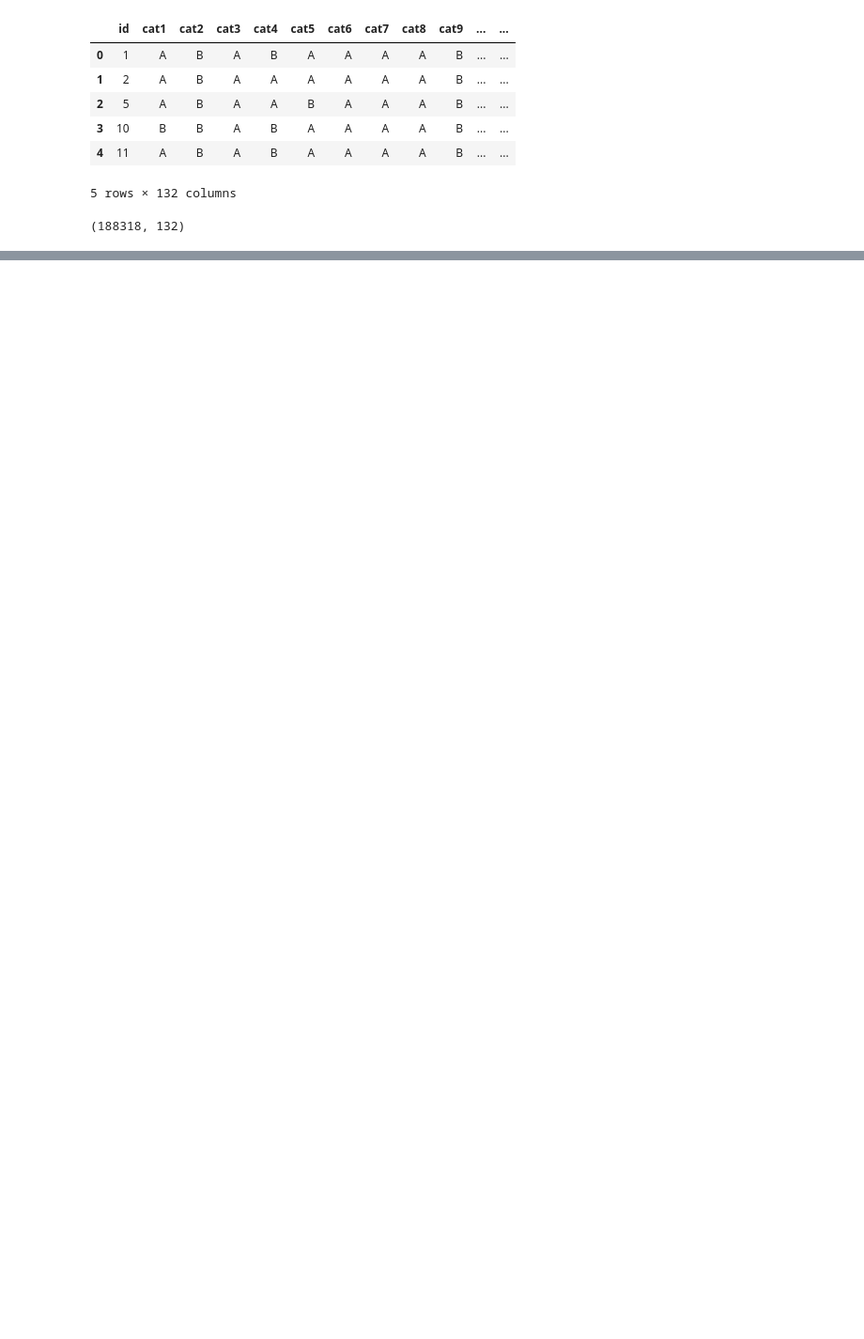
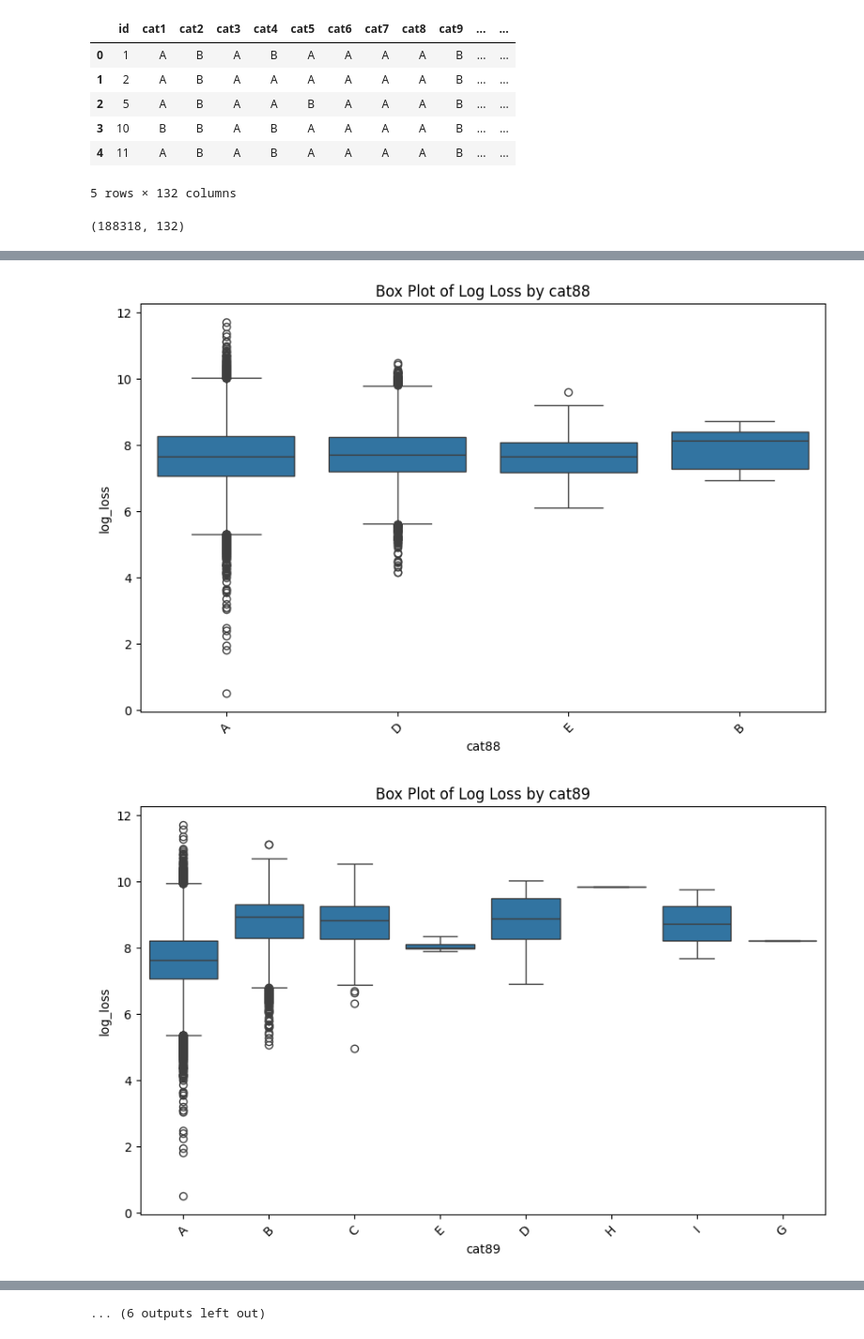
Before and after one commit to NotCheery/allstate_1b, a Jupyter notebook: tahia_ridge_regression/allstate_ridge_regression.ipynb, the cells around one changed output, grey strips where cells are left out. Shown at 94% size. Saved outputs shown, nothing was run; the diff lists cells and outputs as text; code cells hidden in the pictures; blank space fills up the shorter version.

```diff
--- a/tahia_ridge_regression/allstate_ridge_regression.ipynb
+++ b/tahia_ridge_regression/allstate_ridge_regression.ipynb
@@ -53,0 +93,4 @@ from sklearn.linear_model import Ridge
+# %%
+# select categorical columns from cat88-cat105
+categorical_features = df.loc[:,'cat88':'cat105']
+categorical_features.head(3)
@@ -53,0 +132,11 @@ from sklearn.linear_model import Ridge
+# %%
+# create a box plot for each categorical feature against the log_loss
+for feature in categorical_features:
+    plt.figure(figsize=(10,6))
+    sns.boxplot(x=feature, y='log_loss', data=df)
+    plt.title(f"Box Plot of Log Loss by {feature}")
+    plt.xticks(rotation=45)
+    plt.show()
+# %% [output]
+[figure, added]
+[figure, added]
@@ -53,0 +153 @@ from sklearn.linear_model import Ridge
+... (6 outputs left out)
```
Also changed, not shown: parts of 26 cells of this notebook.
